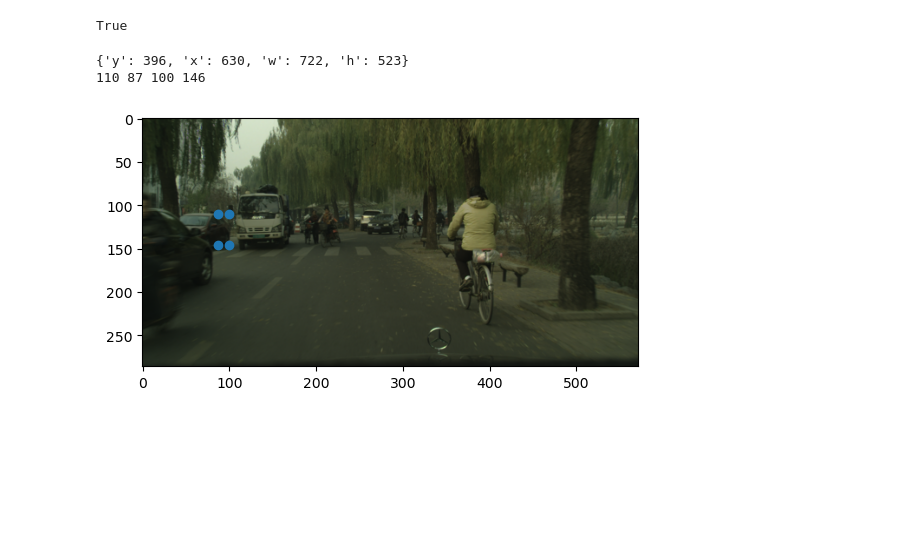
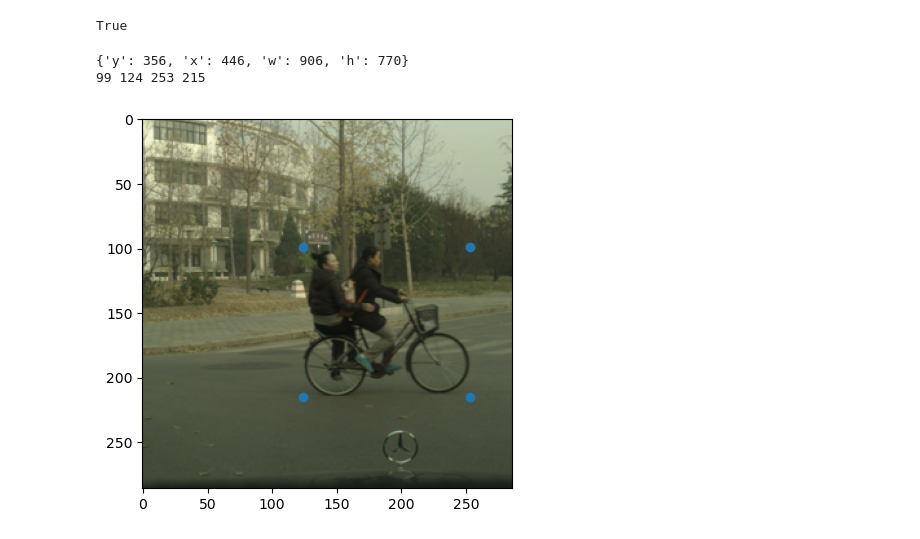
Before and after one commit to CamilleChallier/LSP5_compost, a Jupyter notebook: data_preprocessing/create_data.ipynb, the cells around one changed output. Cells and saved outputs as stored; diff of their text form; code cells hidden in the pictures; blank space fills up the shorter version.

```diff
--- a/data_preprocessing/create_data.ipynb
+++ b/data_preprocessing/create_data.ipynb
@@ -32,19 +33,20 @@ def create_bbox(path) :
 create_bbox(path)
 # %%
 #crop image and modify bbox
-from PIL import Image
-for _, _, fnames in sorted(os.walk(path + "/images_full/test/")): #for each folder
+
+for _, _, fnames in sorted(os.walk(path + "/images_new/images/train/real/")): #for each folder
     for fname in fnames :
-        AB = Image.open("tsinghuaDaimlerDataset/images_full/test/"+ fname).convert('RGB')
-        #AB = cv2.imread("tsinghuaDaimlerDataset/images_full/train/"+fname,1)
+        print(fname)
+        AB = Image.open("tsinghuaDaimlerDataset/images_new/images/train/real/"+ fname).convert('RGB')
         width, height = AB.size
         left = int((width - height) / 2)
         right = left + height
         im1 = AB.crop((left, 0, right, height))
+        im1.save("tsinghuaDaimlerDataset/images_new/images/train/real/"+ fname)
+        AB = cv2.imread("tsinghuaDaimlerDataset/images_new/images/train/real/"+fname,1)
+        plt.imshow(AB)
 
-        im1.save("tsinghuaDaimlerDataset/images_full_crop/test/"+ fname)
-
-        with open("tsinghuaDaimlerDataset/images_aligned/bbox/test/"+ os.path.splitext(fname)[0] + ".json" ) as json_file:
+        with open("tsinghuaDaimlerDataset/images_new/bbox/test/"+ os.path.splitext(fname)[0] + ".json" ) as json_file:
             bbox = json.load(json_file)
 
         bbox2 = {"y": bbox["y"], "x": bbox["x"]-left, "w": bbox["w"]-left, "h": bbox["h"]}
@@ -57,5 +59,5 @@ for _, _, fnames in sorted(os.walk(path + "/images_full/test/")): #for each fold
             bbox2["x"] =0
         if bbox2["w"] <0 :
             bbox2["w"] =0
-        with open("tsinghuaDaimlerDataset/images_aligned_crop/bbox/test/"+ os.path.splitext(fname)[0] +".json", "w") as outfile:
-            json.dump(bbox2, outfile)
+        #with open("tsinghuaDaimlerDataset/images_new/bbox/test/"+ os.path.splitext(fname)[0] +".json", "w") as outfile:
+            #json.dump(bbox2, outfile)
@@ -166,22 +171,31 @@ cv2.imwrite("tsinghuaDaimlerDataset/2.png", image_noise)
 True
 # %%
 #resizing trials
-AB = AB.resize((572, 286), Image.BICUBIC)
-with open("tsinghuaDaimlerDataset/images_aligned/bbox/train/tsinghuaDaimlerDataset_2014-11-20_074640_000000000_leftImg8bit.json" ) as json_file:
+
+AB = Image.open("tsinghuaDaimlerDataset/images_new/images/train/real/tsinghuaDaimlerDataset_2014-11-20_075523_000002241_leftImg8bit.png").convert('RGB')
+AB = AB.resize((286, 286), Image.BICUBIC)
+with open("tsinghuaDaimlerDataset/images_new/bbox/train/tsinghuaDaimlerDataset_2014-11-20_075523_000002241_leftImg8bit.json" ) as json_file:
     bbox = json.load(json_file)
 print(bbox)
 
-x = int((bbox["x"] * 572) /4096)
+x = int((bbox["x"] * 286) /1024)
 y = int((bbox["y"] * 286) /1024)
-w = int(bbox["w"] * 572 /4096)
+w = int(bbox["w"] * 286 /1024)
 h = int(bbox["h"] * 286 /1024)
+
+bbox2 = {"y": y, "x": x, "w": w, "h": h}
 
 print(y,x,w,h)
 
 plt.imshow(AB)
 plt.scatter ( x = [x,x,w,w], y = [y,h,y,h])
 plt.show()
+
+with open("tsinghuaDaimlerDataset/images_new/bbox/train/"+ os.path.splitext(fname)[0] +".json", "w") as outfile:
+    json.dump(bbox2, outfile)
+
+AB.save("tsinghuaDaimlerDataset/images_new/images/train/real/"+ fname)
 # %% [output]
-{'y': 396, 'x': 630, 'w': 722, 'h': 523}
-110 87 100 146
+{'y': 356, 'x': 446, 'w': 906, 'h': 770}
+99 124 253 215
-[figure, old version]
+[figure, new version]
```
Also changed, not shown: parts of 5 cells of this notebook, 3 other files.
